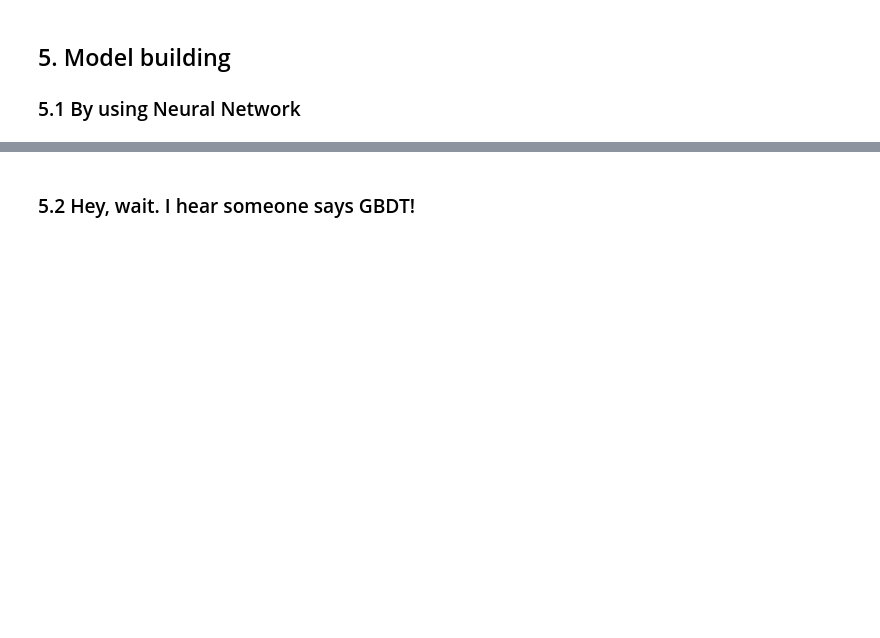
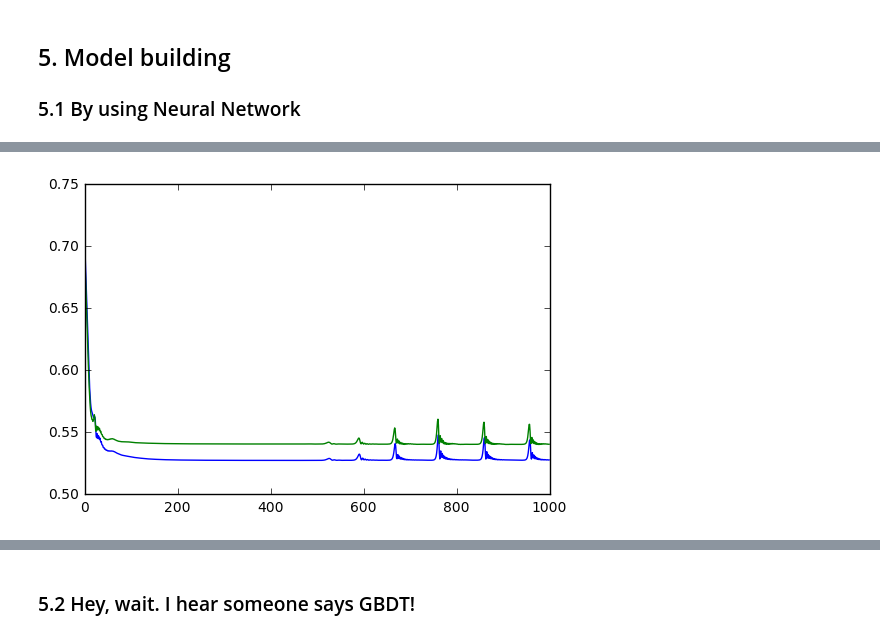
Before and after one commit to wattlebird/KaggleMarchMania2017, a Jupyter notebook: March Machine Learning Mania 2017.ipynb, the cells around one changed output, grey strips where cells are left out. Cells and saved outputs as stored; diff of their text form; code cells hidden in the pictures; blank space fills up the shorter version.

```diff
--- a/March Machine Learning Mania 2017.ipynb
+++ b/March Machine Learning Mania 2017.ipynb
@@ -394,7 +406,7 @@ Y = []
 Xv = []
 Yv = []
 for row in result.iterrows():
-    if row[1].loc['Season']<2016:
+    if row[1].loc['Season']<2017:
         X.append(np.vstack([row[1][map(lambda x:x+u'Ply', featureconfig)], row[1][map(lambda x:x+u'Opp', featureconfig)]]))
         Y.append(int(row[1].Result))
     else:
@@ -415,20 +427,20 @@ from keras.models import Sequential
 from keras.layers import Dense, Dropout, Activation, Flatten, Convolution2D, MaxPooling2D, Convolution1D
 from keras.regularizers import l2, l1, l1l2
 from keras.optimizers import SGD
+from keras.callbacks import EarlyStopping, ModelCheckpoint
 
 
 model = Sequential([
-    Convolution2D(24, 2, 4, border_mode='valid', input_shape=(X.shape[1], X.shape[2], X.shape[3]), W_regularizer=l1l2(0.002, 0.005), init='lecun_uniform'),
+    Convolution2D(16, 2, 4, border_mode='valid', input_shape=(X.shape[1], X.shape[2], X.shape[3]), W_regularizer=l1l2(2e-5, 0.01), init='lecun_uniform'),
     Activation('relu'),
     Flatten(),
-    Dense(64, W_regularizer=l1l2(0.002, 0.005), init='lecun_uniform'),
+    Dense(96, W_regularizer=l1l2(2e-5, 0.01), init='lecun_uniform'),
     Activation('relu'),
-    Dense(1, W_regularizer=l1l2(0.002, 0.005), init='lecun_uniform'),
+    Dense(1, W_regularizer=l1l2(2e-5, 0.01), init='lecun_uniform'),
     Activation('sigmoid')
 ])
 
-opt = SGD(lr=0.125, momentum=0.90, decay=4e-5)
+early_stopping = EarlyStopping(monitor='val_binary_crossentropy', patience=100)
+model_check = ModelCheckpoint("Model/model.hdf5", monitor='binary_crossentropy', save_best_only=True)
+opt = SGD(lr=0.08, momentum=0.9, decay=4e-5)
 model.compile(optimizer=opt, loss='binary_crossentropy', metrics=['binary_crossentropy'])
-# %%
-history = model.fit(X, Y, nb_epoch=1000, batch_size=2048, shuffle=True,
-          validation_data=(Xv, Yv), verbose=1)
@@ -455,3 +447,9 @@ np.savetxt("loss_history.txt", np.asarray(history.history["loss"]), delimiter=",
+# %%
+#model.fit(X, Y, nb_epoch=300, batch_size=2048, shuffle=True,
+#          validation_data=(Xv, Yv), verbose=0)
+history = model.fit(X, Y, nb_epoch=1000, batch_size=2048, shuffle=True,
+          validation_data=(Xv, Yv), verbose=0, callbacks=[])
+np.savetxt("loss_history2.txt", np.vstack([history.history["loss"], history.history["binary_crossentropy"], history.history['val_binary_crossentropy']]).T, delimiter="\t")
 # %%
 Yp = model.predict_proba(Xv)
 # %%
@@ -469,0 +468,9 @@ log_loss(Yv, Yp)
+# %%
+import matplotlib.pyplot as plt
+
+plt.plot(history.history["binary_crossentropy"])
+plt.plot(history.history['val_binary_crossentropy'])
+
+plt.show()
+# %% [output]
+[figure, added]
```
Also changed, not shown: parts of 35 cells of this notebook, 4 other files.
